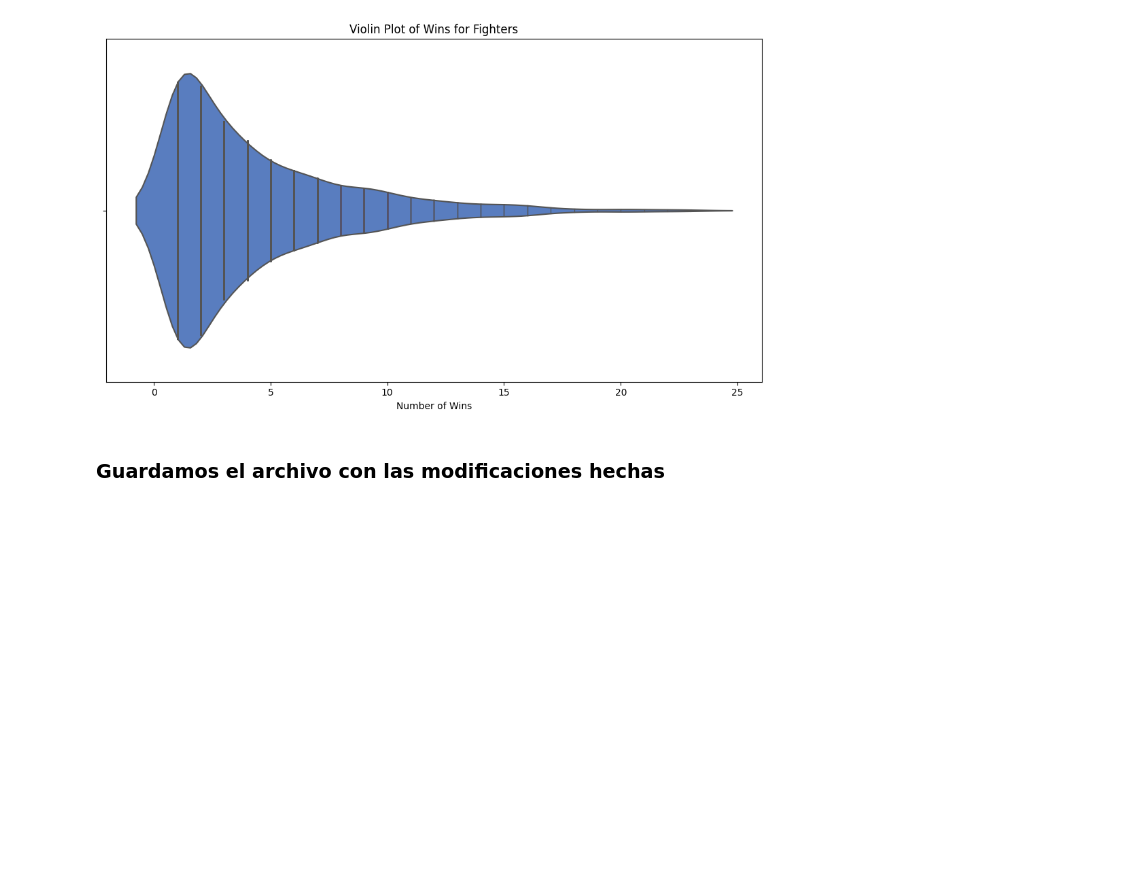
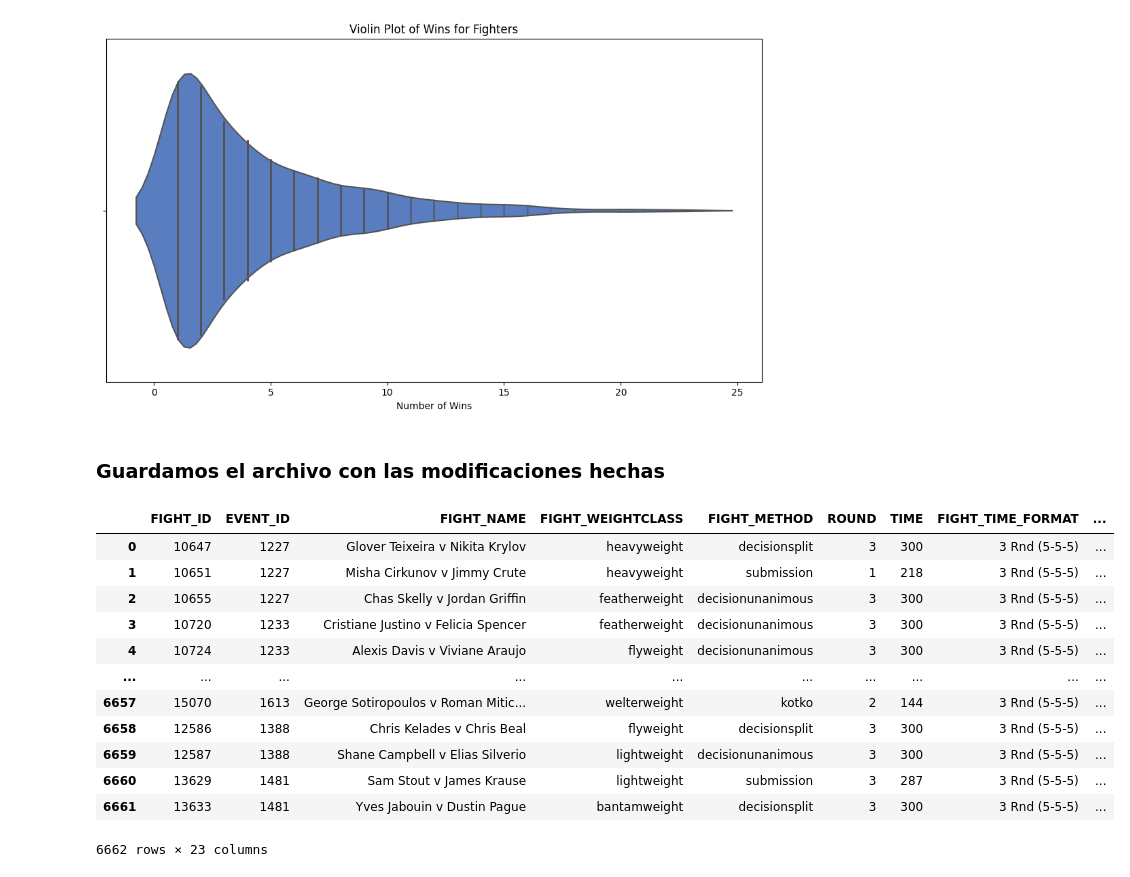
Before and after one commit to YaotecatlMtz/analisisUFC, a Jupyter notebook: primeraEntregaProyecto.ipynb, the cells around one changed output. Drawn from its saved outputs; the diff is of its cells as text; code cells hidden in the pictures; blank space fills up the shorter version.

```diff
--- a/primeraEntregaProyecto.ipynb
+++ b/primeraEntregaProyecto.ipynb
@@ -1125,4 +1173,19 @@ Text(0.5, 0, 'Number of Wins')
 # %% [markdown]
 ### Guardamos el archivo con las modificaciones hechas
 # %%
-df.to_csv('ufc_stats_after_univariado.csv', index=False, encoding='utf-8')
+# df.to_csv('ufc_stats_after_univariado.csv', index=False, encoding='utf-8')
+df
+# %% [output]
+|  | FIGHT_ID | EVENT_ID | FIGHT_NAME | FIGHT_WEIGHTCLASS | FIGHT_METHOD | ROUND | TIME | FIGHT_TIME_FORMAT | ... |
+| 0 | 10647 | 1227 | Glover Teixeira v Nikita Krylov | heavyweight | decisionsplit | 3 | 300 | 3 Rnd (5-5-5) | ... |
+| 1 | 10651 | 1227 | Misha Cirkunov v Jimmy Crute | heavyweight | submission | 1 | 218 | 3 Rnd (5-5-5) | ... |
+| 2 | 10655 | 1227 | Chas Skelly v Jordan Griffin | featherweight | decisionunanimous | 3 | 300 | 3 Rnd (5-5-5) | ... |
+| 3 | 10720 | 1233 | Cristiane Justino v Felicia Spencer | featherweight | decisionunanimous | 3 | 300 | 3 Rnd (5-5-5) | ... |
+| 4 | 10724 | 1233 | Alexis Davis v Viviane Araujo | flyweight | decisionunanimous | 3 | 300 | 3 Rnd (5-5-5) | ... |
+| ... | ... | ... | ... | ... | ... | ... | ... | ... | ... |
+| 6657 | 15070 | 1613 | George Sotiropoulos v Roman Mitic... | welterweight | kotko | 2 | 144 | 3 Rnd (5-5-5) | ... |
+| 6658 | 12586 | 1388 | Chris Kelades v Chris Beal | flyweight | decisionsplit | 3 | 300 | 3 Rnd (5-5-5) | ... |
+| 6659 | 12587 | 1388 | Shane Campbell v Elias Silverio | lightweight | decisionunanimous | 3 | 300 | 3 Rnd (5-5-5) | ... |
+| 6660 | 13629 | 1481 | Sam Stout v James Krause | lightweight | submission | 3 | 287 | 3 Rnd (5-5-5) | ... |
+| 6661 | 13633 | 1481 | Yves Jabouin v Dustin Pague | bantamweight | decisionsplit | 3 | 300 | 3 Rnd (5-5-5) | ... |
+6662 rows × 23 columns
```
Also changed, not shown: parts of 8 cells of this notebook, 2 other files.
